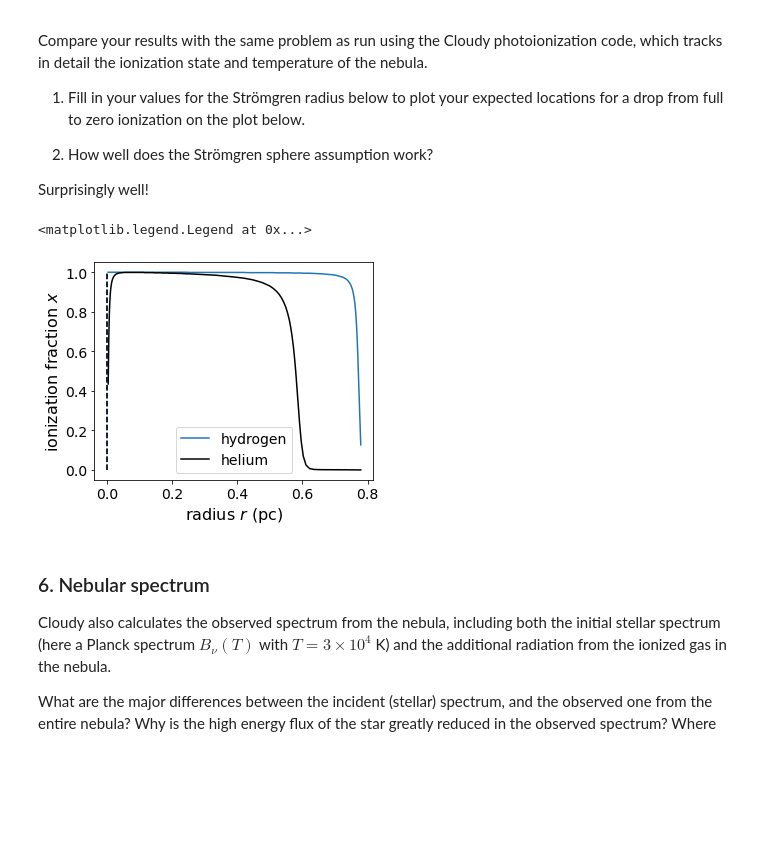
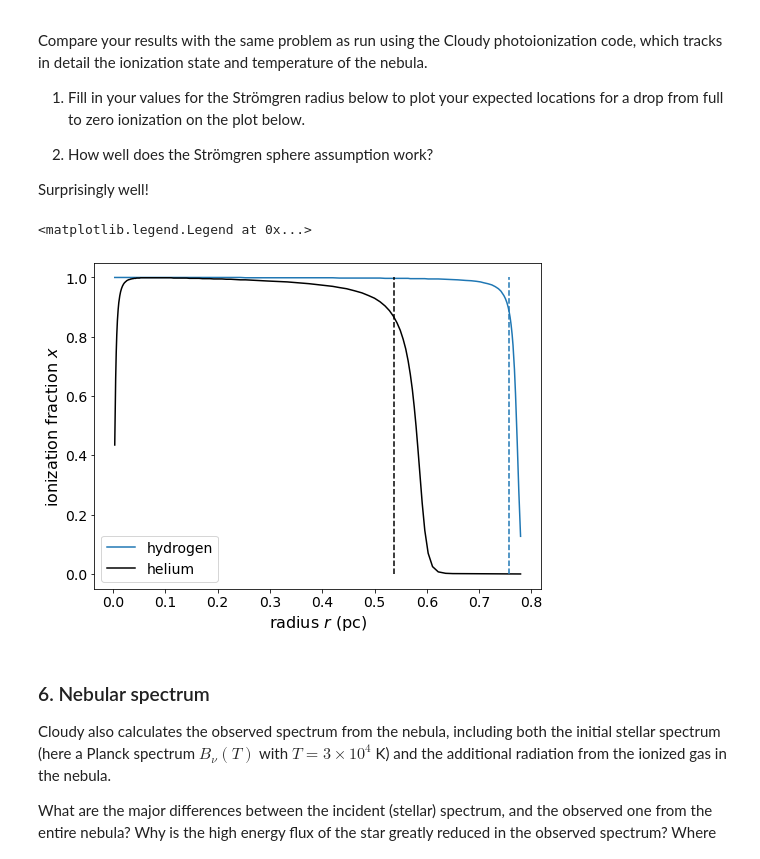
Before and after one commit to kevinmcmanus/ASTR3730_recitation, a Jupyter notebook: Lab 5/astr3730_lab5_HIIregions.ipynb, the cells around one changed output. Saved outputs shown, nothing was run; the diff lists cells and outputs as text; code cells hidden in the pictures; blank space fills up the shorter version.

```diff
--- a/Lab 5/astr3730_lab5_HIIregions.ipynb
+++ b/Lab 5/astr3730_lab5_HIIregions.ipynb
@@ -37,0 +164,21 @@ Calculate this ratio for the first ionization state of helium for the assumed ma
+# %%
+# assumed parameters:
+T = 30000.0 # K
+R = 2e11 # cm
+alpha =  3.33e-13
+
+#abundances:
+X=3.0/4.0; Y = 1.0/4.0
+n_h = 1e2
+
+
+# hydrogen and helium mixture: weight the particle density by the ratio of the abundances
+q_star_helium = Q_star(T=T, R=R, ionization_energy = 24.6)
+r_st_helium = stromgren_radius(R=R, T=T, ionization_energy = 24.6, alpha=alpha, particle_rho=n_h*Y/X )
+
+#pure hydrogen
+q_star_hydrogen = Q_star(T=T, R=R, ionization_energy = 13.6)
+r_st_hydrogen = stromgren_radius(R=R, T=T, ionization_energy = 13.6, alpha=alpha, particle_rho=n_h )
+
+print(f'Pure Helium photon generation rate: {q_star_helium:.2e} sec^-1, Hydrogen rate: {q_star_hydrogen:.2e} sec^-1, ratio: {q_star_helium/q_star_hydrogen:.2f}')
+print(f'Stromgren Radius Pure Helium: {r_st_helium:.2e} cm, Pure Hydrogen: {r_st_hydrogen:.2e} cm, ratio: {r_st_helium/r_st_hydrogen:.2f}')
@@ -47,26 +198,26 @@ Compare your results with the same problem as run using the Cloudy photoionizati
 Surprisingly well!
 # %%
 # FILL IN YOUR VALUES FOR RSTROM HERE
-rstrom_H = 0 # change this to your calculated value for Hydrogen above
-rstrom_He = 0 # change this to your calculated value for Helium above
+rstrom_H =  r_st_hydrogen # change this to your calculated value for Hydrogen above
+rstrom_He = r_st_helium # change this to your calculated value for Helium above
 
 # load Cloudy output data
 r,xH,xHe,xHe2 = np.load('cloudy_hii_example_Rx.npy')
 
 # make a plot of ionization fractions
-plt.figure(figsize=(5,4))
+plt.figure(figsize=(8,6))
 plt.plot(r/3.09e18,xH,label='hydrogen',color='C0')
 plt.plot(r/3.09e18,xHe,label='helium',color='k')
 plt.plot(rstrom_H/3.09e18+np.zeros(50),np.arange(50)/49.,color='C0',linestyle='--')
 plt.plot(rstrom_He/3.09e18+np.zeros(50),np.arange(50)/49.,color='k',linestyle='--')
 ax = plt.gca()
 ax.xaxis.set_tick_params(labelsize=14)
 ax.yaxis.set_tick_params(labelsize=14)
 plt.xlabel('radius $r$ (pc)',fontsize=16); plt.ylabel(r'ionization fraction $x$',fontsize=16)
 plt.legend(frameon=True,fontsize=14)
 # %% [output]
 <matplotlib.legend.Legend at 0x...>
-[figure, old version]
+[figure, new version]
 # %% [markdown]
 ### 6. Nebular spectrum
 
```
Also changed, not shown: parts of 10 cells of this notebook.
